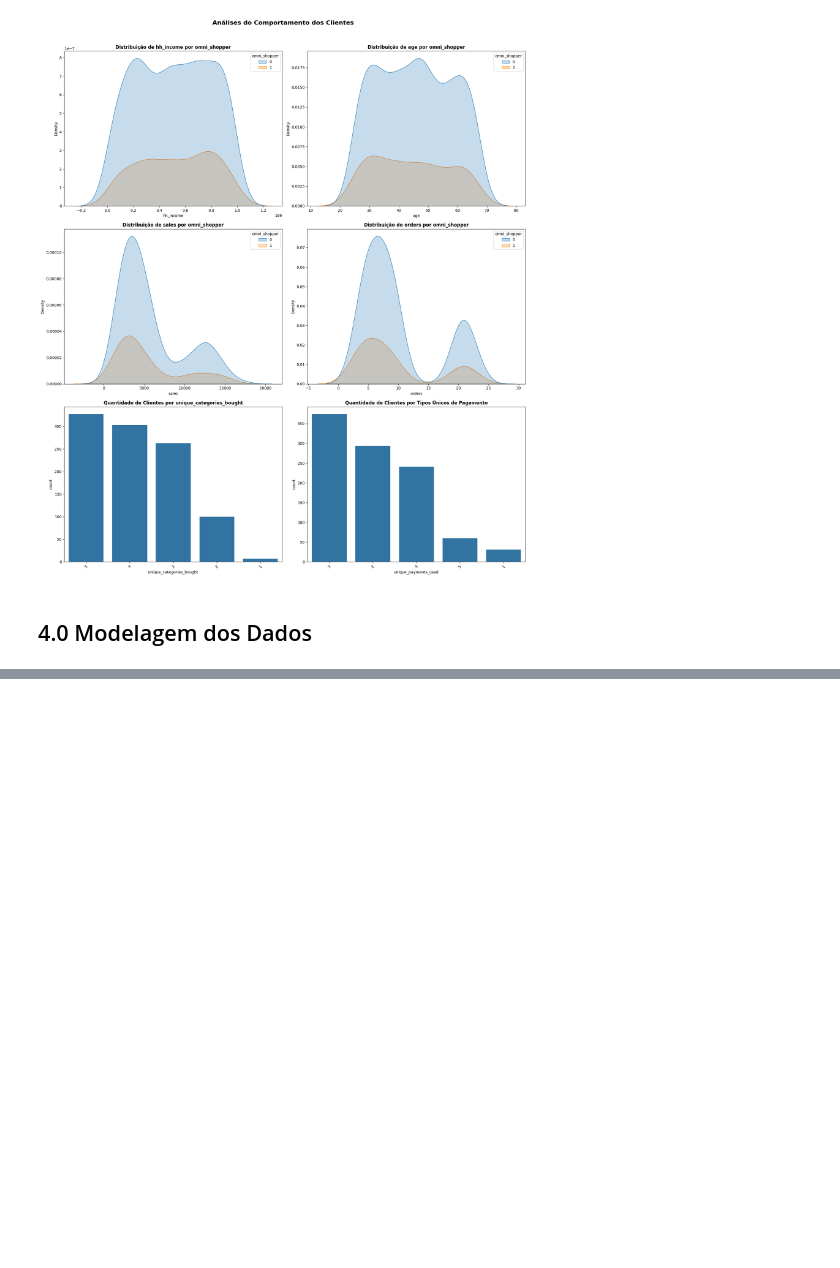
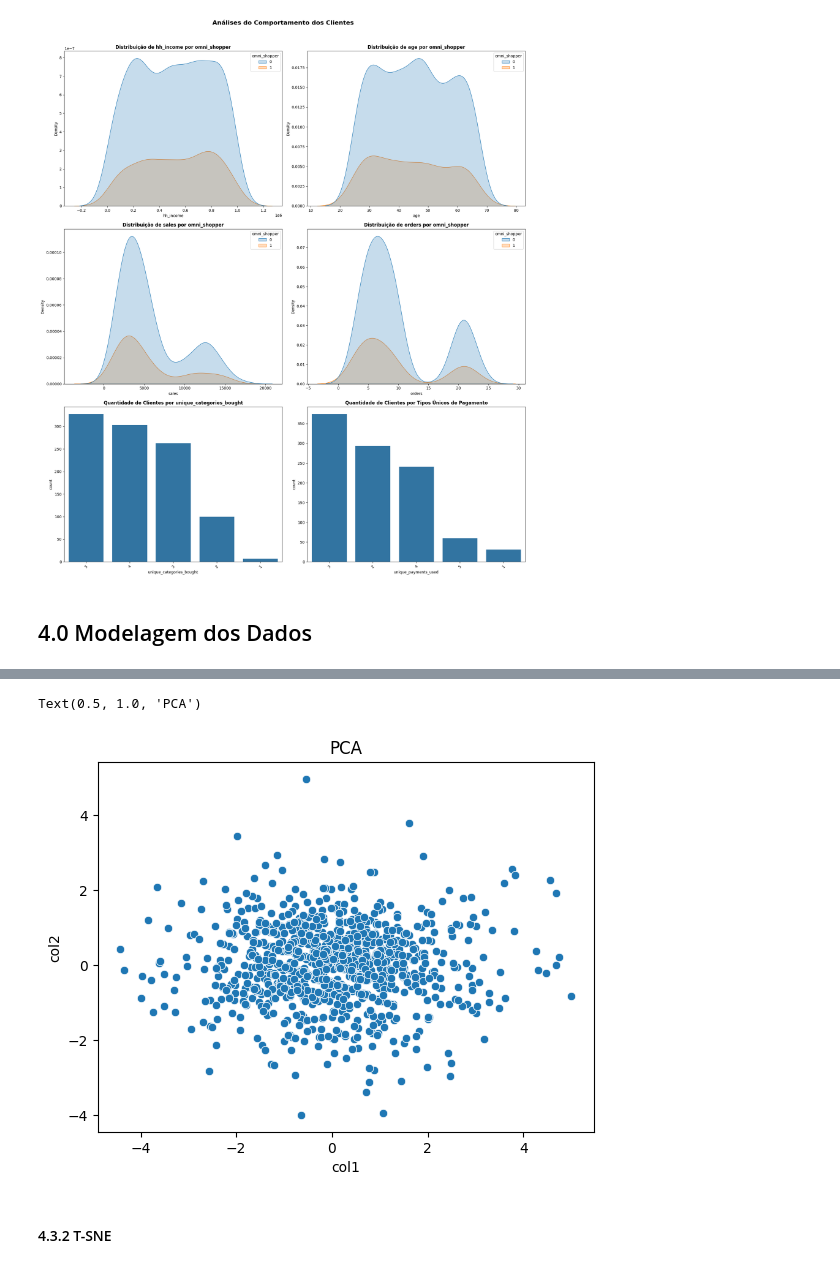
Before and after one commit to samantasobral/pa_projeto_integrador_3, a Jupyter notebook: notebooks/pa_projeto_integrador_3.ipynb, the cells around one changed output, grey strips where cells are left out. Drawn from its saved outputs; the diff is of its cells as text; code cells hidden in the pictures; blank space fills up the shorter version.

```diff
--- a/notebooks/pa_projeto_integrador_3.ipynb
+++ b/notebooks/pa_projeto_integrador_3.ipynb
@@ -252,0 +298,8 @@ with open('../scaler/scalers.pkl', 'wb') as file:
+# %%
+#Selecionando apenas as 2 primeiras colunas (mais importantes):
+
+pca = dd.PCA(n_components=2)
+pca.fit(X)
+pca_ds = pd.DataFrame(pca.transform(X), columns = (['col1', 'col2']))
+
+pca_ds
@@ -252,0 +320,8 @@ with open('../scaler/scalers.pkl', 'wb') as file:
+# %%
+sns.scatterplot(x = 'col1', y = 'col2', data = pca_ds)
+plt.title('PCA')
+# %% [output]
+Text(0.5, 1.0, 'PCA')
+[figure, added]
+# %% [markdown]
+#### 4.3.2 T-SNE
```
Also changed, not shown: parts of 25 cells of this notebook, 1 other file.
